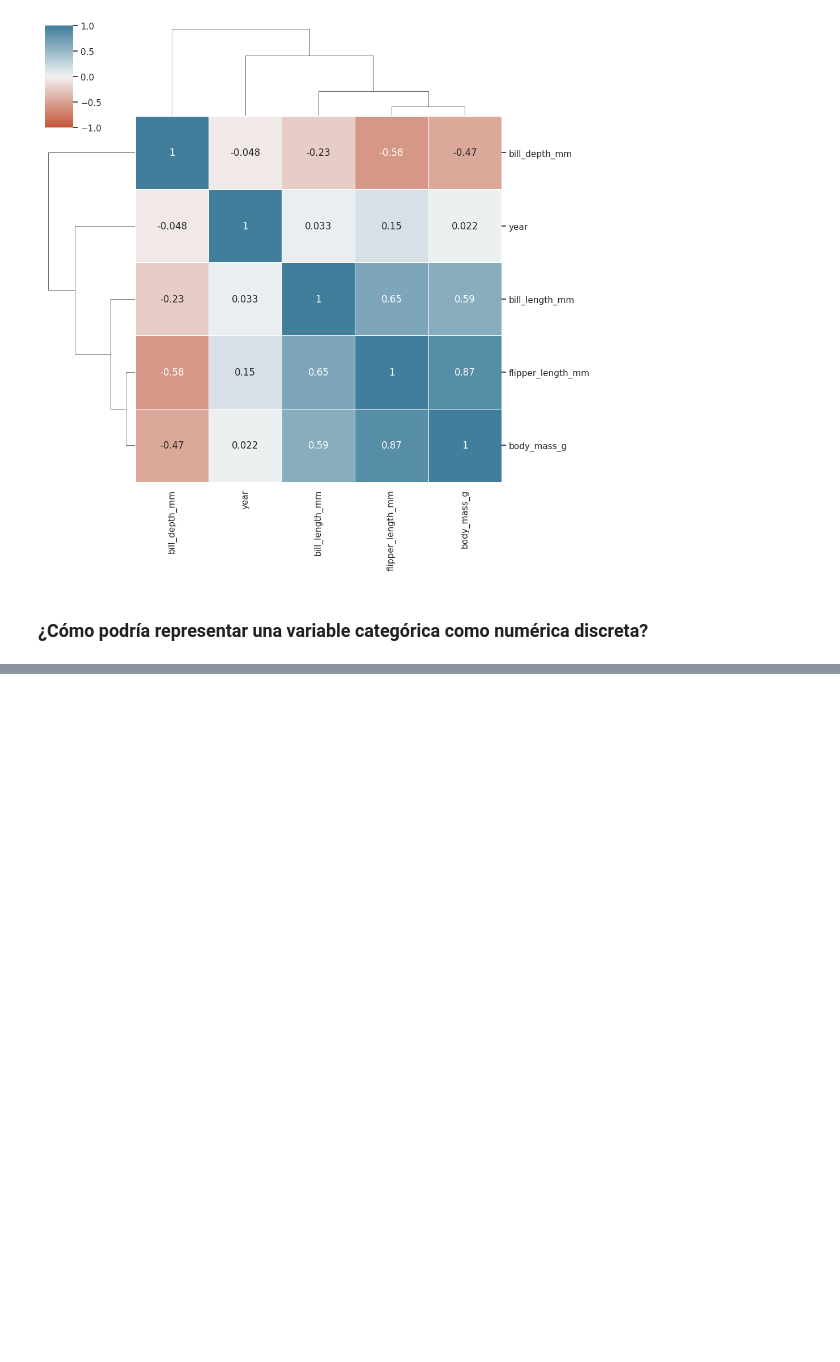
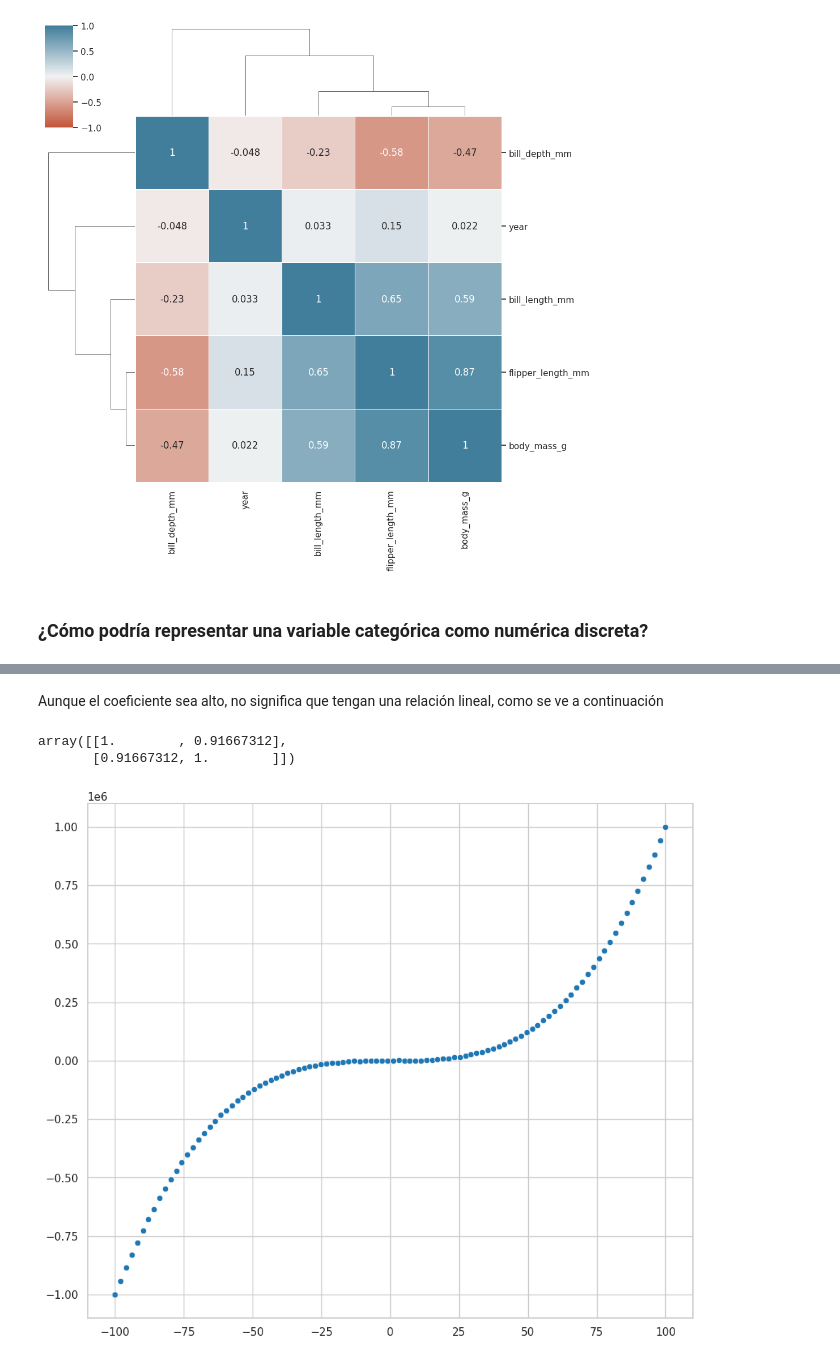
Before and after one commit to M-Alejo/analisis_exploratorio, a Jupyter notebook: conociendo_datos.ipynb, the cells around one changed output, grey strips where cells are left out. Drawn from its saved outputs; the diff is of its cells as text; code cells hidden in the pictures; blank space fills up the shorter version.

```diff
--- a/conociendo_datos.ipynb
+++ b/conociendo_datos.ipynb
@@ -799,0 +840,17 @@ sns.clustermap(
+# %% [markdown]
+Aunque el coeficiente sea alto, no significa que tengan una relación lineal, como se ve a continuación
+# %%
+x = np.linspace(-100, 100, 100)
+y = x**3
+y += np.random.normal(0, 1000, x.size)
+
+sns.scatterplot(
+    x = x,
+    y = y
+)
+
+np.corrcoef(x, y)
+# %% [output]
+array([[1.        , 0.91667312],
+       [0.91667312, 1.        ]])
+[figure, added]
```
Also changed, not shown: parts of 8 cells of this notebook.
